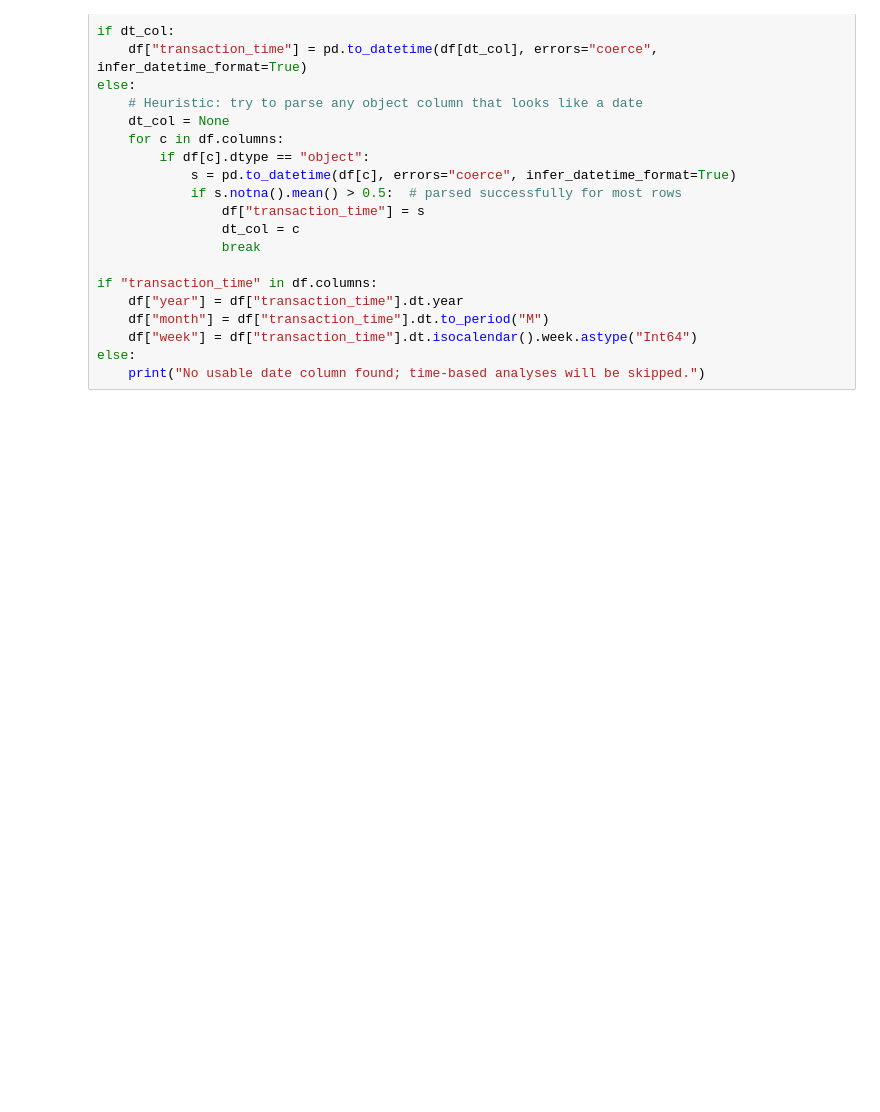
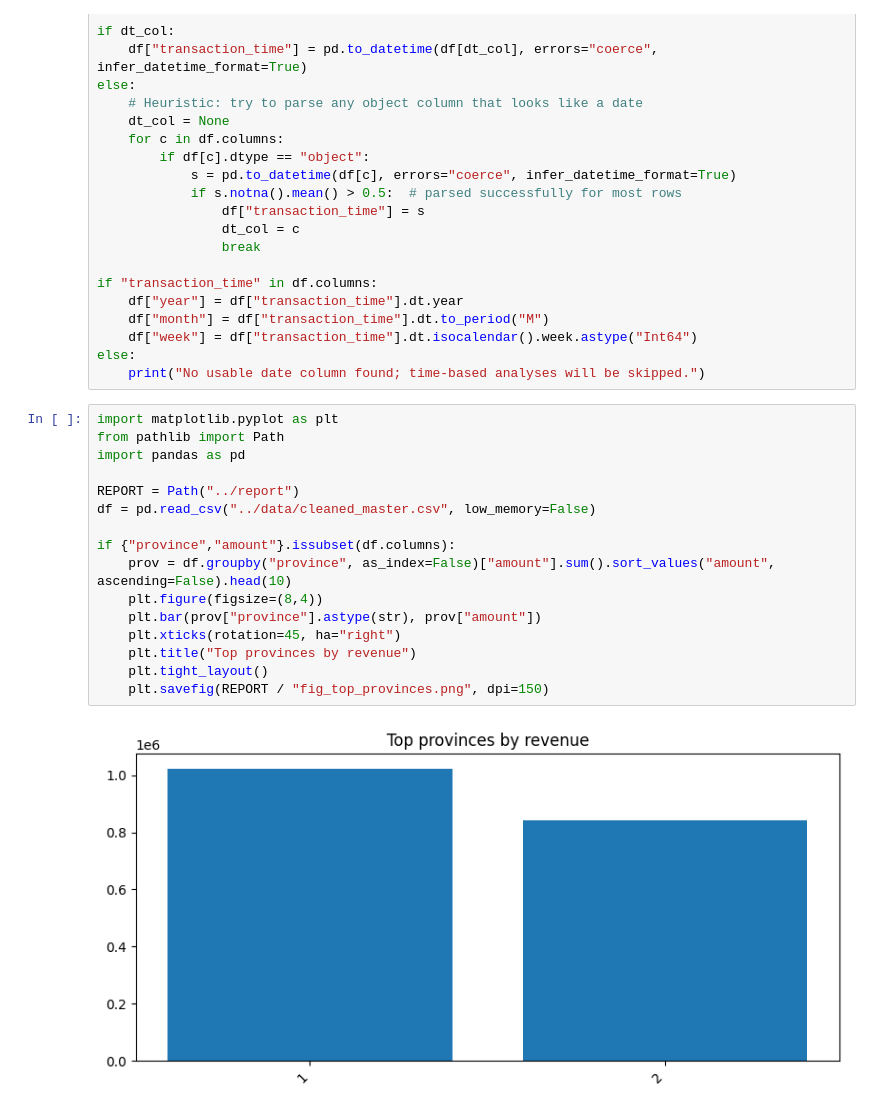
Before and after one commit to xikander7/supermart-analytics-assignment, a Jupyter notebook: notebooks/02_exploratory_analysis.ipynb, the cells around one changed output. Drawn from its saved outputs; the diff is of its cells as text; blank space fills up the shorter version.

```diff
--- a/notebooks/02_exploratory_analysis.ipynb
+++ b/notebooks/02_exploratory_analysis.ipynb
@@ -40,3 +37,21 @@ if "transaction_time" in df.columns:
     df["week"] = df["transaction_time"].dt.isocalendar().week.astype("Int64")
 else:
     print("No usable date column found; time-based analyses will be skipped.")
+# %%
+import matplotlib.pyplot as plt
+from pathlib import Path
+import pandas as pd
+
+REPORT = Path("../report")
+df = pd.read_csv("../data/cleaned_master.csv", low_memory=False)
+
+if {"province","amount"}.issubset(df.columns):
+    prov = df.groupby("province", as_index=False)["amount"].sum().sort_values("amount", ascending=False).head(10)
+    plt.figure(figsize=(8,4))
+    plt.bar(prov["province"].astype(str), prov["amount"])
+    plt.xticks(rotation=45, ha="right")
+    plt.title("Top provinces by revenue")
+    plt.tight_layout()
+    plt.savefig(REPORT / "fig_top_provinces.png", dpi=150)
+# %% [output]
+[figure, added]
```
Also changed, not shown: parts of 4 cells of this notebook, 2 other files.
